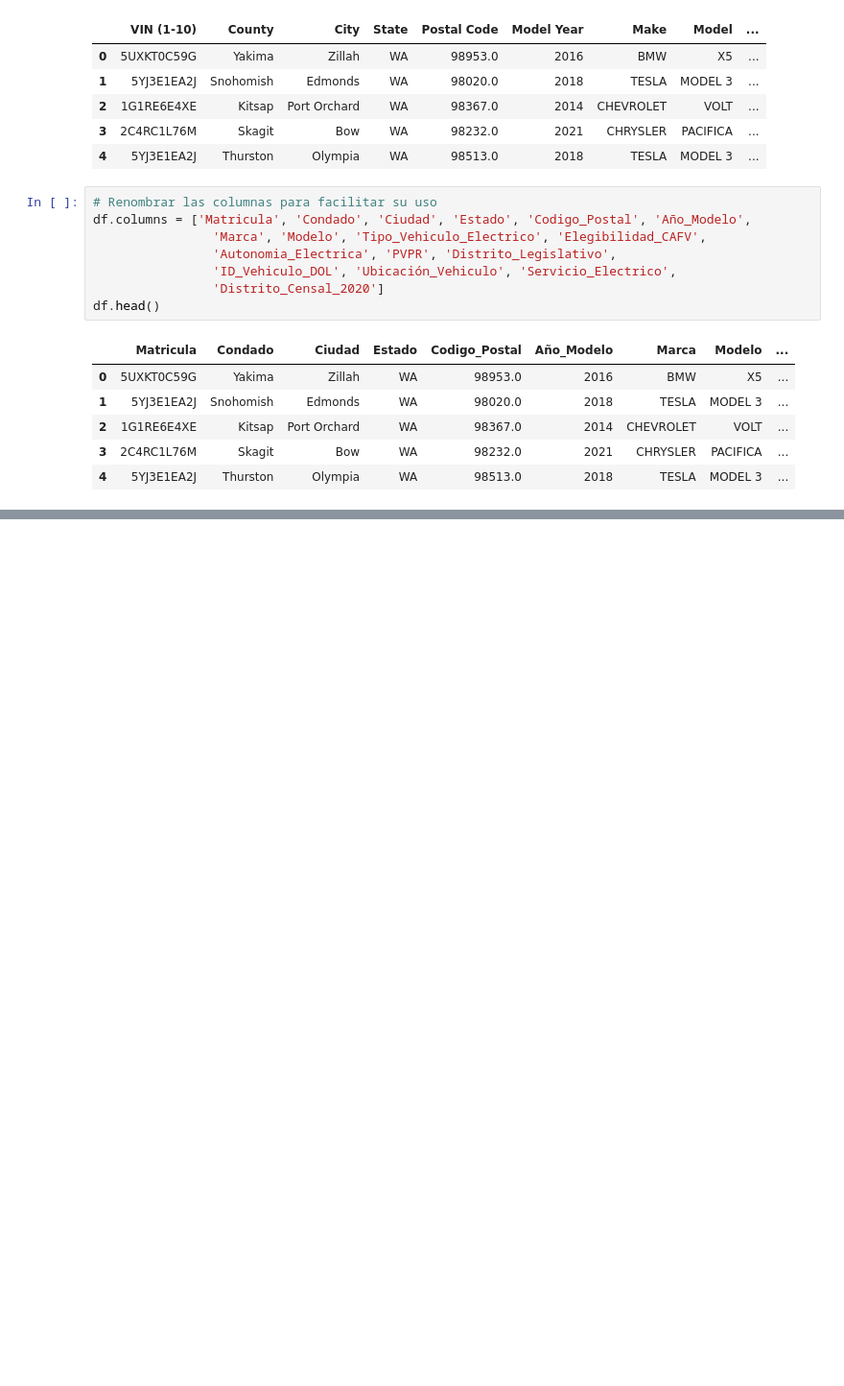
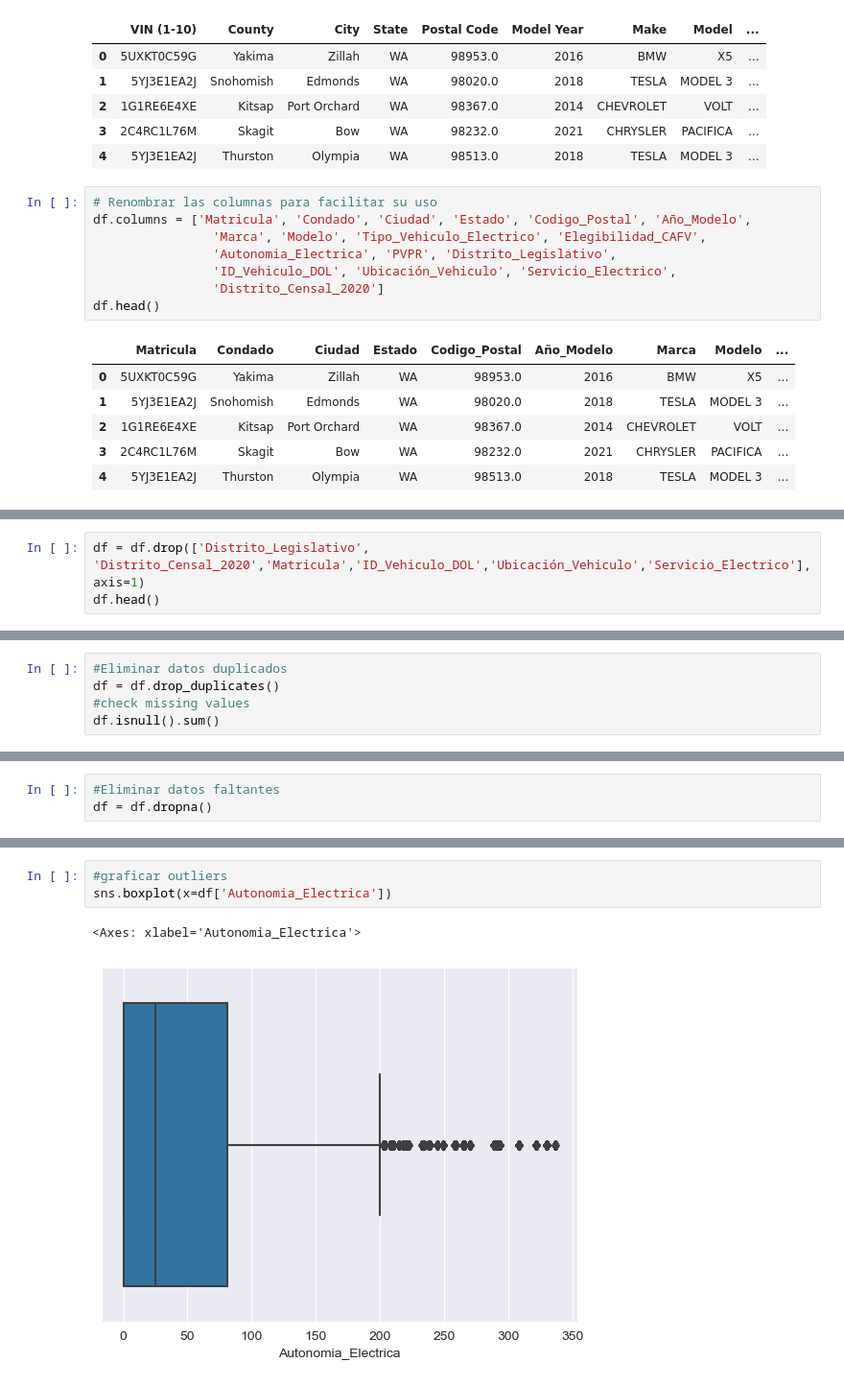
Before and after one commit to federojasc/Electric_Cars_Project, a Jupyter notebook: Electric_car.ipynb, the cells around one changed output, grey strips where cells are left out. Shown at 96% size. Cells and saved outputs as stored; diff of their text form; blank space fills up the shorter version.

```diff
--- a/Electric_car.ipynb
+++ b/Electric_car.ipynb
@@ -76,0 +98,3 @@ X = pd.get_dummies(X)
+# %%
+df = df.drop(['Distrito_Legislativo', 'Distrito_Censal_2020','Matricula','ID_Vehiculo_DOL','Ubicación_Vehiculo','Servicio_Electrico'], axis=1)
+df.head()
@@ -76,0 +108,5 @@ X = pd.get_dummies(X)
+# %%
+#Eliminar datos duplicados
+df = df.drop_duplicates()
+#check missing values
+df.isnull().sum()
@@ -76,0 +126,3 @@ X = pd.get_dummies(X)
+# %%
+#Eliminar datos faltantes
+df = df.dropna()
@@ -76,0 +142,6 @@ X = pd.get_dummies(X)
+# %%
+#graficar outliers
+sns.boxplot(x=df['Autonomia_Electrica'])
+# %% [output]
+<Axes: xlabel='Autonomia_Electrica'>
+[figure, added]
```
Also changed, not shown: parts of 16 cells of this notebook.
